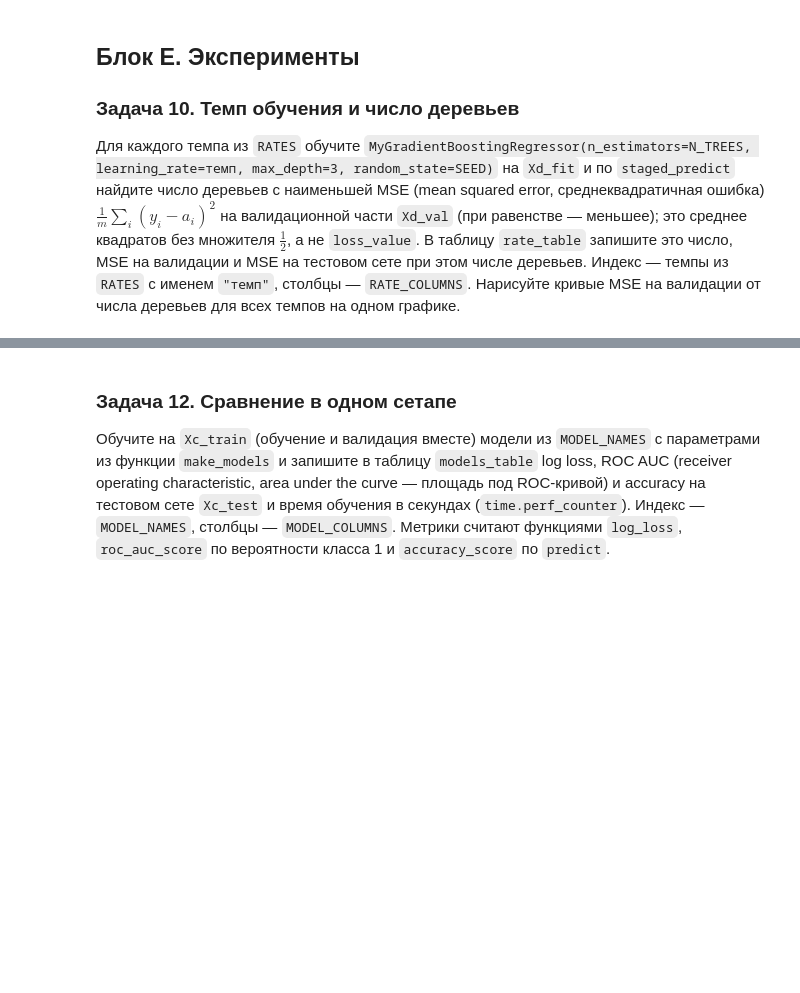
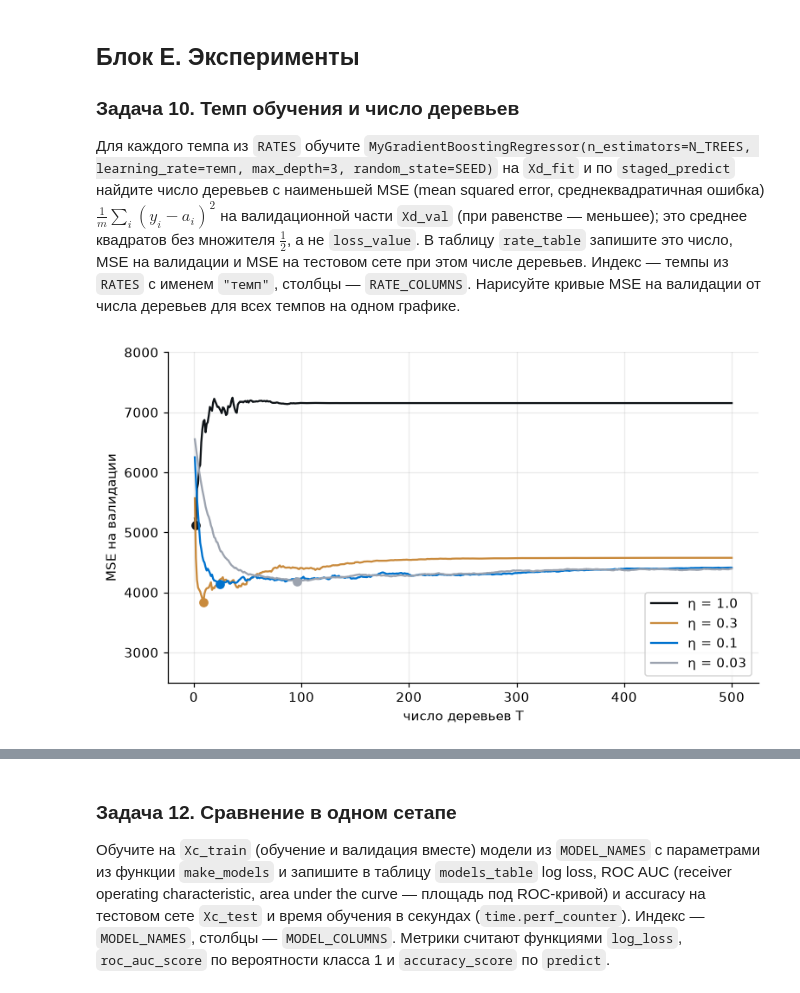
Before and after one commit to salexkon/ml_dafe_mipt, a Jupyter notebook: classes/week_09_boosting/lab_09.ipynb, the cells around one changed output, grey strips where cells are left out. Drawn from its saved outputs; the diff is of its cells as text; code cells hidden in the pictures; blank space fills up the shorter version.

```diff
--- a/classes/week_09_boosting/lab_09.ipynb
+++ b/classes/week_09_boosting/lab_09.ipynb
@@ -320,0 +451,3 @@ print("проверки пройдены")
+# %%
+a = np.sort(my_ada.weights_[-1], descending=True)
+print(a)
@@ -467,6 +693,20 @@ print("проверки пройдены")
 Сами деревья не меняют: их `predict` по-прежнему возвращает среднее псевдоостатков
 листа, а значения $\gamma_j$ хранятся отдельно. Метод `predict` возвращает
 $a_0 + \eta\sum_t \gamma_{t, j_t(x)}$, `staged_predict` — предсказания после каждого дерева.
+# %%
+def make_leaf_values(leaves: np.ndarray, y: np.ndarray, a: np.ndarray, loss: str) -> dict:
+    values = {}
+    for leaf in np.unique(leaves):
+        in_leaf = leaves == leaf
+        values[int(leaf)] = leaf_value(y[in_leaf], a[in_leaf], loss)
+    return values
+
+
+def tree_leaf_contribution(tree, leaf_values: dict, X: np.ndarray) -> np.ndarray:
+    table = np.zeros(tree.tree_.node_count)
+    for leaf, gamma in leaf_values.items():
+        table[leaf] = gamma
+    return table[tree.apply(X)]
 # %%
 class MyGradientBoostingRegressor:
     def __init__(self, n_estimators: int = 100, learning_rate: float = 0.1, max_depth: int = 3,
@@ -606,7 +879,40 @@ RATES = [1.0, 0.3, 0.1, 0.03]
 N_TREES = 500
 RATE_COLUMNS = ["лучшее число деревьев", "MSE на валидации", "MSE на тесте"]
 # %%
-rate_table: pd.DataFrame = ...     # (len(RATES), 3): индекс "темп", столбцы RATE_COLUMNS
+def validation_mse_curve(stages: np.ndarray, y_true: np.ndarray) -> np.ndarray:
+    return np.mean((stages - y_true) ** 2, axis=1)
+
+
+rate_rows, validation_curves = [], {}
+for rate in RATES:
+    model = MyGradientBoostingRegressor(n_estimators=N_TREES, learning_rate=rate, max_depth=3, random_state=SEED)
+    model.fit(Xd_fit, yd_fit)
+
+    curve = validation_mse_curve(model.staged_predict(Xd_val), yd_val)
+    best = int(np.argmin(curve))
+    test_prediction = model.staged_predict(Xd_test)[best]
+
+    validation_curves[rate] = curve
+    rate_rows.append({
+        "лучшее число деревьев": best + 1,
+        "MSE на валидации": curve[best],
+        "MSE на тесте": np.mean((test_prediction - yd_test) ** 2),
+    })
+
+rate_table: pd.DataFrame = pd.DataFrame(rate_rows, columns=RATE_COLUMNS, index=pd.Index(RATES, name="темп"))     # (len(RATES), 3): индекс "темп", столбцы RATE_COLUMNS
+
+plt.figure(figsize=(8, 4.5))
+for rate, color in zip(RATES, [BLACK, OCHRE, BLUE, GREY]):
+    plt.plot(np.arange(1, N_TREES + 1), validation_curves[rate], color=color, label=f"η = {rate}")
+    best_tree = int(rate_table.loc[rate, "лучшее число деревьев"])
+    plt.plot(best_tree, validation_curves[rate][best_tree - 1], "o", color=color)
+plt.xlabel("число деревьев T")
+plt.ylabel("MSE на валидации")
+plt.ylim(2500, 8000)
+plt.legend()
+plt.show()
+# %% [output]
+[figure, added]
 # %%
 # --- проверка ---
 assert list(rate_table.index) == RATES and rate_table.index.name == "темп", "индекс — RATES с именем «темп»"
```
Also changed, not shown: parts of 36 cells of this notebook.
